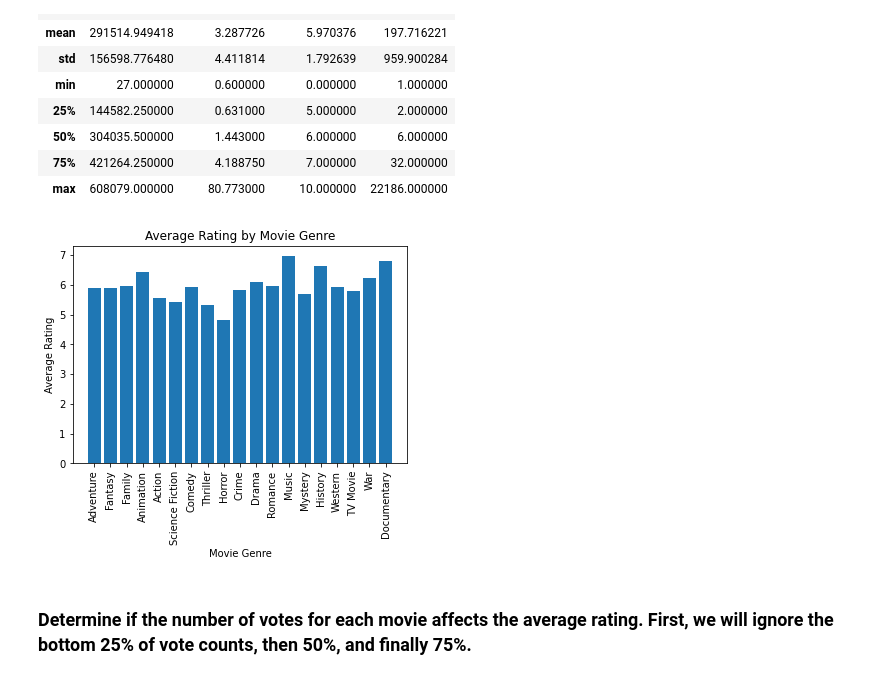
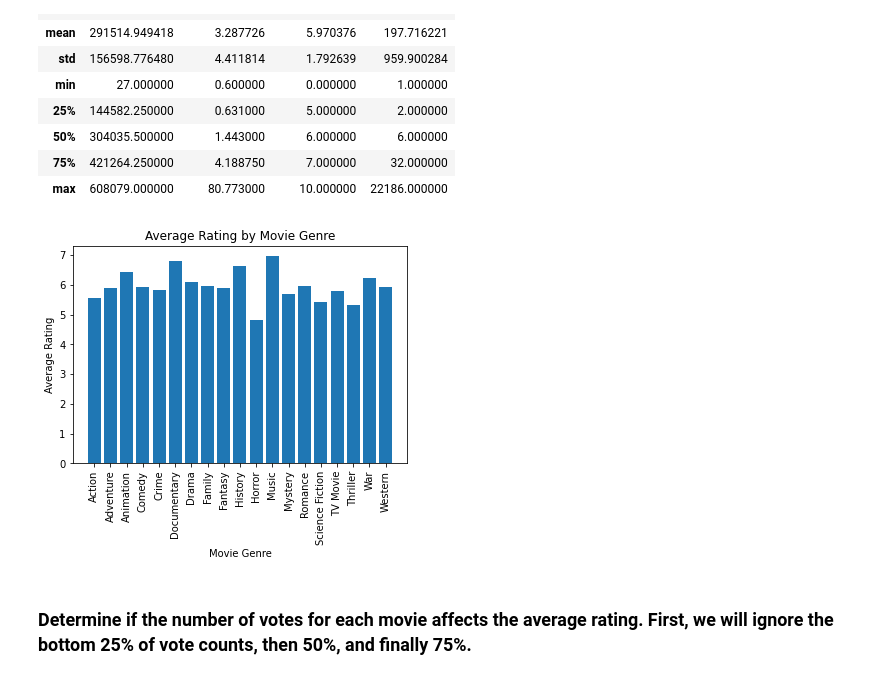
Before and after one commit to ThomasHChapman/p1_project, a Jupyter notebook: ZachWorkingNotebook.ipynb, the cells around one changed output. Cells and saved outputs as stored; diff of their text form; code cells hidden in the pictures.

Commit message:
complete exploratory data visualization

```diff
--- a/ZachWorkingNotebook.ipynb
+++ b/ZachWorkingNotebook.ipynb
@@ -182,6 +183,8 @@ df_movies.head()
 | 2 | [12, 28, 878] | 10138 | en | Iron Man 2 | 28.515 | 2010-05-07 | Iron Man 2 | ... |
 | 3 | [16, 35, 10751] | 862 | en | Toy Story | 28.005 | 1995-11-22 | Toy Story | ... |
 | 4 | [28, 878, 12] | 27205 | en | Inception | 27.920 | 2010-07-16 | Inception | ... |
+# %%
+df_movies.drop_duplicates(subset='original_title', inplace=True)
 # %%
 df_movies.describe()
 # %% [output]
@@ -212,13 +215,13 @@ avg_full = get_avg_rating(df_movies, genre_dict)
 # %%
 fig, ax = plt.subplots()
 
-ax.bar(x = list(genre_ratings.keys()), height = list(genre_ratings.values()));
+ax.bar(x = list(avg_full.keys()), height = list(avg_full.values()));
 ax.tick_params(axis='x', rotation=90);
 ax.set_title('Average Rating by Movie Genre');
 ax.set_ylabel('Average Rating');
 ax.set_xlabel('Movie Genre');
 # %% [output]
-[figure, old version]
+[figure, new version]
 # %% [markdown]
 ### Determine if the number of votes for each movie affects the average rating. First, we will ignore the bottom 25% of vote counts, then 50%, and finally 75%.
 # %% [markdown]
```
Also changed, not shown: parts of 32 cells of this notebook.
